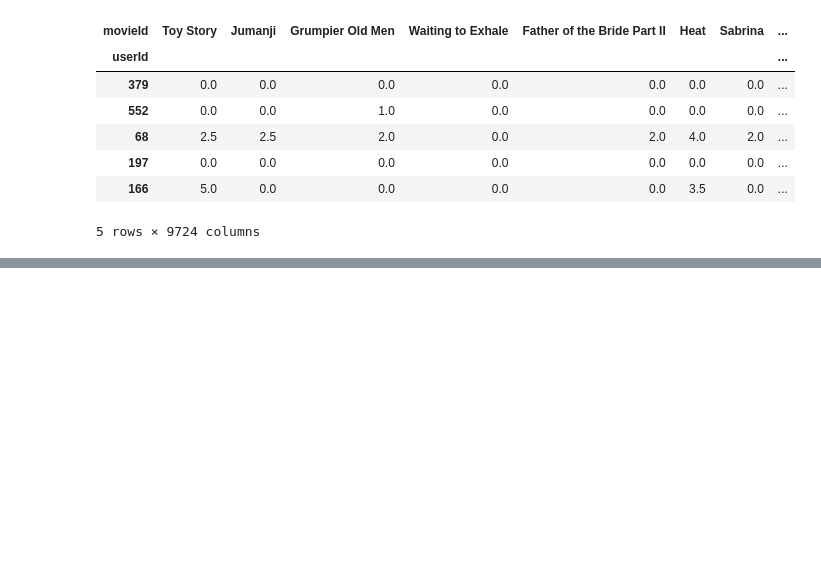
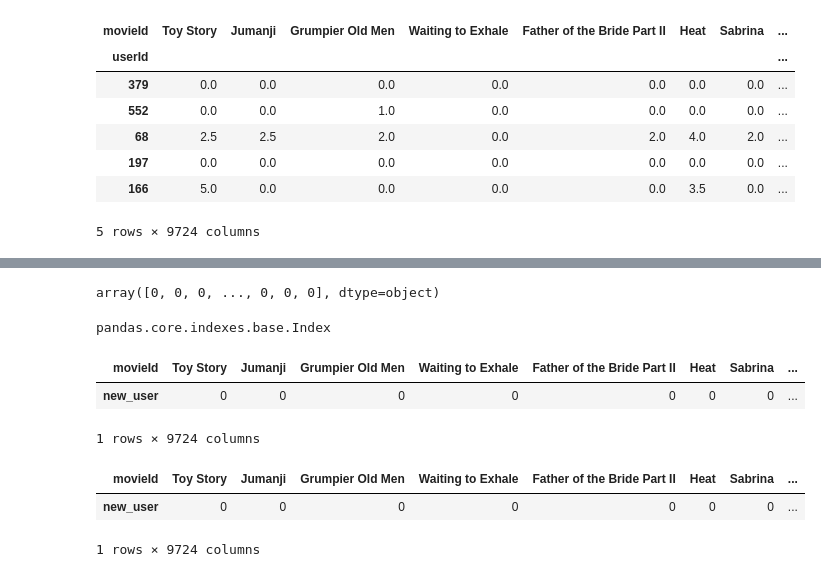
Before and after one commit to RosiNantis/Projects_from_Spiced_personal, a Jupyter notebook: week_10/project/rec_mov_start.ipynb, the cells around one changed output, grey strips where cells are left out. Saved outputs shown, nothing was run; the diff lists cells and outputs as text; code cells hidden in the pictures; blank space fills up the shorter version.

```diff
--- a/week_10/project/rec_mov_start.ipynb
+++ b/week_10/project/rec_mov_start.ipynb
@@ -77,0 +112,34 @@ KeyboardInterrupt:
+# %%
+# initiate a new user
+# initialize new user
+new_user = np.zeros_like(R.columns)
+new_user
+# %% [output]
+array([0, 0, 0, ..., 0, 0, 0], dtype=object)
+# %%
+films = R.columns
+films
+# %% [output]
+pandas.core.indexes.base.Index
+# %%
+import random
+rand_movies = random.choices(films,k=5)
+rand_movies
+user_votes_ran_movies = []
+for idx, movies in enumerate(rand_movies):
+    user_votes_ran_movies.append(input(f'Give me the rating for the movie {movies}.'))
+# %%
+# make a list out of the
+new_user_ratings = pd.DataFrame(list(zip(rand_movies, user_votes_ran_movies)),columns=['movie','rating'])
+# make column index
+new_user_ratings.set_index('movie', inplace=True)
+# %%
+for idx,item in enumerate(films):
+    if new_user_ratings.get(item):   # returns the value for key if the key is in dictionary
+        new_user[idx] = new_user_ratings[item]
+# new user dataframe
+new_user_rates = pd.DataFrame([new_user], index=['new_user'],columns = films)
+# %% [output]
+| movieId | Toy Story | Jumanji | Grumpier Old Men | Waiting to Exhale | Father of the Bride Part II | Heat | Sabrina | ... |
+| new_user | 0 | 0 | 0 | 0 | 0 | 0 | 0 | ... |
+1 rows × 9724 columns
@@ -77,0 +172,7 @@ KeyboardInterrupt:
+# %%
+new_user_rates = create_new_user(R,5)
+new_user_rates
+# %% [output]
+| movieId | Toy Story | Jumanji | Grumpier Old Men | Waiting to Exhale | Father of the Bride Part II | Heat | Sabrina | ... |
+| new_user | 0 | 0 | 0 | 0 | 0 | 0 | 0 | ... |
+1 rows × 9724 columns
```
Also changed, not shown: parts of 6 cells of this notebook.
